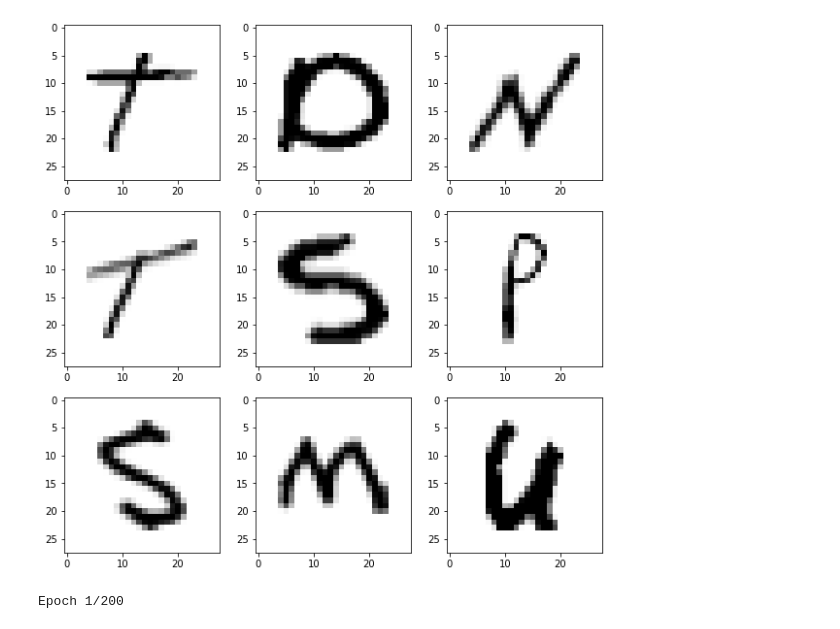
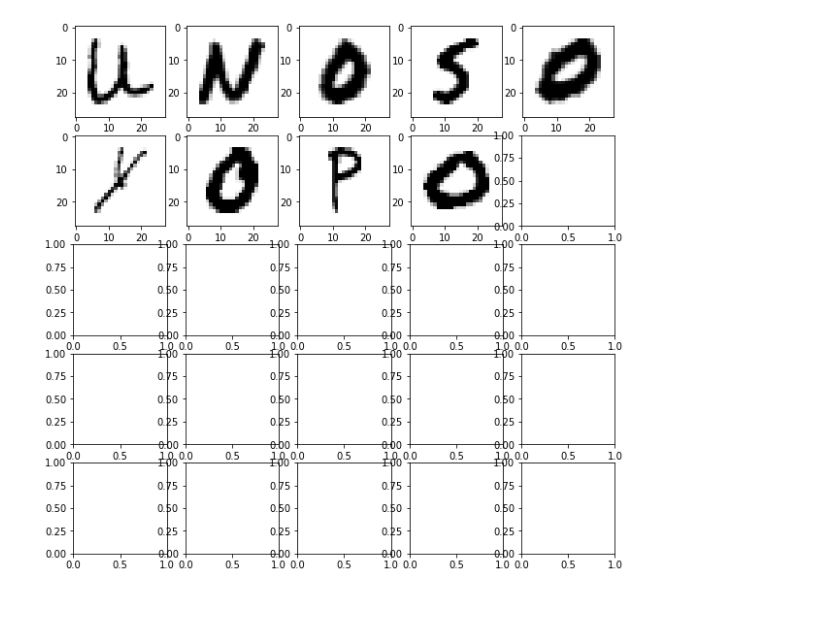
Before and after one commit to Karkeys360/handwriting-recognition, a Jupyter notebook: src/handwriting_recog.ipynb, the cells around one changed output. Drawn from its saved outputs; the diff is of its cells as text; code cells hidden in the pictures.

```diff
--- a/src/handwriting_recog.ipynb
+++ b/src/handwriting_recog.ipynb
@@ -29,14 +29,14 @@ train_X = np.reshape(train_X.values, (train_X.shape[0], 28, 28))
 test_X = np.reshape(test_X.values, (test_X.shape[0], 28, 28))
 # %%
 shuff = shuffle(train_X[:100])
-fig, ax = plt.subplots(3, 3, figsize=(10, 10))
+fig, ax = plt.subplots(5, 5, figsize=(10, 10))
 axes = ax.flatten()
 for i in range(9):
     _, shu = cv2.threshold(shuff[i], 30, 200, cv2.THRESH_BINARY)
     axes[i].imshow(np.reshape(shuff[i], (28, 28)), cmap="Greys")
 plt.show()
 # %% [output]
-[figure, old version]
+[figure, new version]
 # %%
 train_X = train_X.reshape(train_X.shape[0], train_X.shape[1], train_X.shape[2], 1)
 test_X = test_X.reshape(test_X.shape[0], test_X.shape[1], test_X.shape[2], 1)
@@ -72,8 +72,3 @@ early_stopping = EarlyStopping(
     patience=2,
     restore_best_weights=True,
 )
-# %%
-history = model.fit(train_X, train_y, validation_data=(test_X, test_y), batch_size=128, epochs=200,
-                    callbacks=[early_stopping])
-# %% [output]
-Epoch 1/200
```
Also changed, not shown: parts of 2 cells of this notebook.
